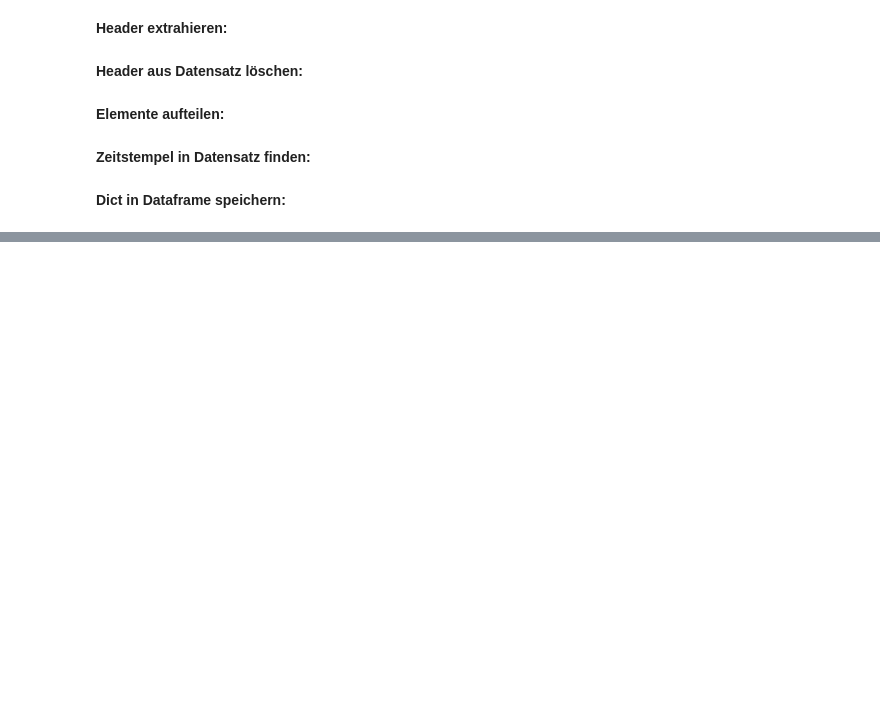
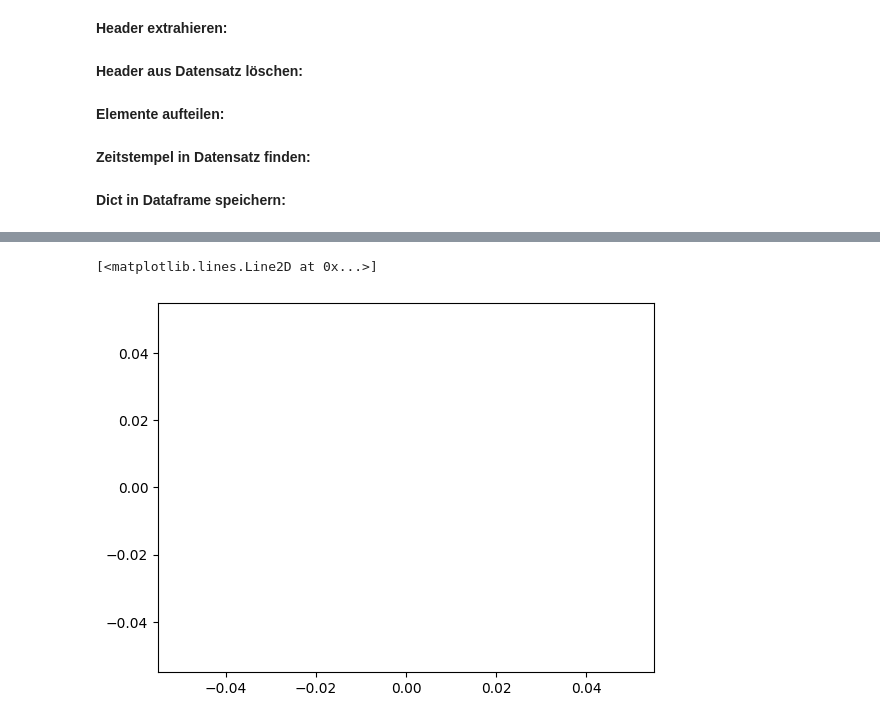
Before and after one commit to rjanow/Masterarbeit, a Jupyter notebook: UV_Measurement_to_CSV.ipynb, the cells around one changed output, grey strips where cells are left out. Drawn from its saved outputs; the diff is of its cells as text; code cells hidden in the pictures; blank space fills up the shorter version.

```diff
--- a/UV_Measurement_to_CSV.ipynb
+++ b/UV_Measurement_to_CSV.ipynb
@@ -290,0 +340,8 @@ Der DataFrame wurde als 22.07 in /content/drive/My Drive/Colab_Notebooks/CSV_Mes
+# %%
+#
+schluessel_id = list(id_werte.keys())
+werte_id = list(id_werte.values())
+plt.plot(schluessel_id, werte_id)
+# %% [output]
+[<matplotlib.lines.Line2D at 0x...>]
+[figure, added]
```
Also changed, not shown: parts of 12 cells of this notebook.
